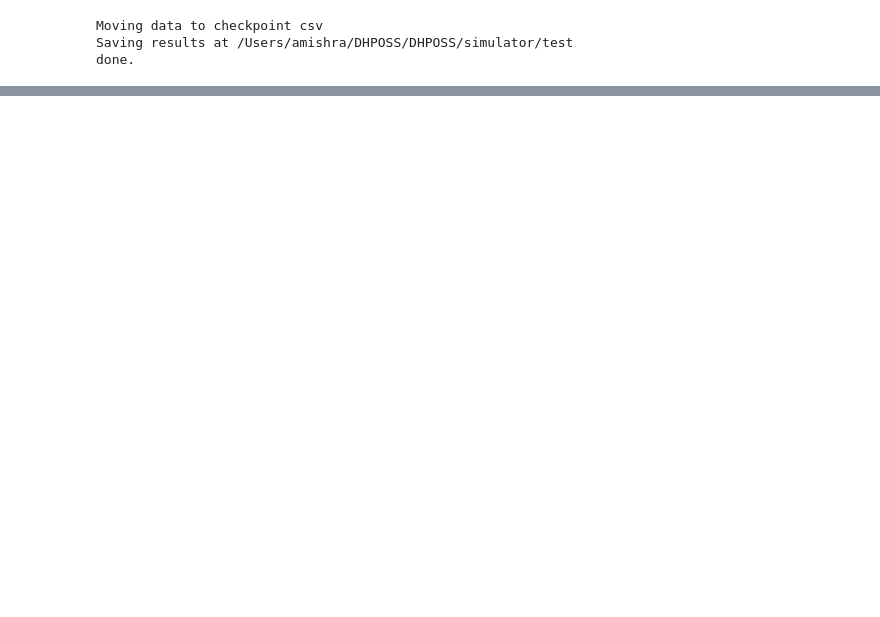
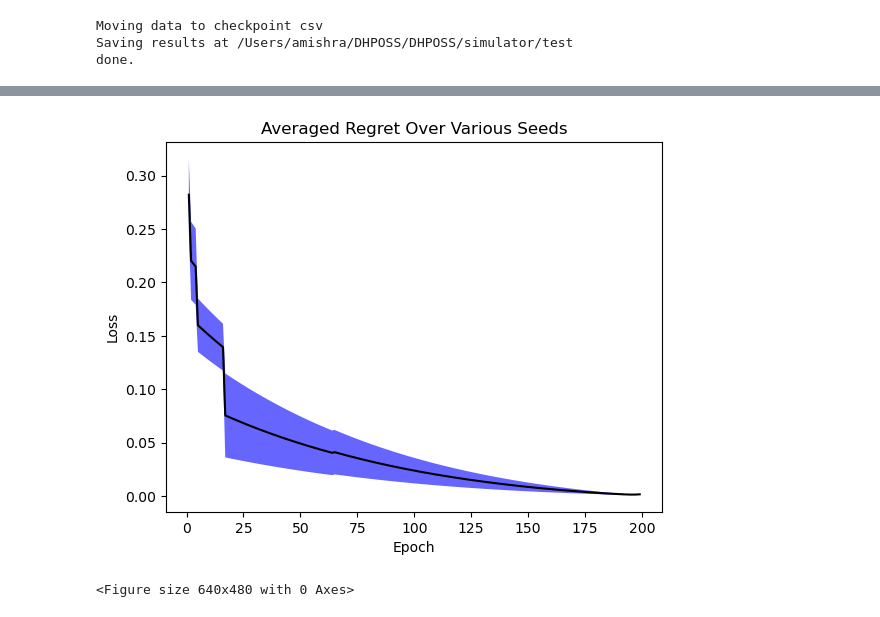
Before and after one commit to aakamishra/phoss, a Jupyter notebook: simulator/viz.ipynb, the cells around one changed output, grey strips where cells are left out. Drawn from its saved outputs; the diff is of its cells as text; code cells hidden in the pictures; blank space fills up the shorter version.

```diff
--- a/simulator/viz.ipynb
+++ b/simulator/viz.ipynb
@@ -32,0 +75,24 @@ done.
+# %%
+seeds = [121, 124, 182, 265, 282]
+check_dicts = []
+viz_list = []
+for seed in seeds:
+    checkpoint_dict = RayRunnerAPI.call_simulator(
+                'ASHA',
+                num_samples=100,
+                max_num_epochs=200,
+                gpus_per_trial=0,
+                cpus_per_trial=1,
+                num_actors=8,
+                seed=seed,
+                verbose=1,
+                save_dir="test")
+    check_dicts.append(checkpoint_dict)
+
+    viz = ExperimentVisualizer(checkpoint_dict=checkpoint_dict)
+    viz_list.append(viz)
+    viz.plot_loss_curves(f"{viz.simulation_name}-loss-curve.png")
+    viz.get_heatmap(f"{viz.simulation_name}-heatmap.png")
+    viz.calculate_regret()
+    viz.plot_average_regret(f"{viz.simulation_name}-average-regret.png")
+    viz.plot_cumulative_regret(f"{viz.simulation_name}-cumulative-regret.png")
@@ -32,0 +114,21 @@ done.
+# %%
+import numpy as np
+%matplotlib inline
+import matplotlib.pyplot as plt
+
+cumulative_avg = np.vstack([viz.average_regret for viz in viz_list])
+x = list(range(1, 200))
+y = np.mean(cumulative_avg, axis=0)
+error = np.std(cumulative_avg, axis=0)
+plt.plot(x, y, 'k')
+plt.fill_between(x, y-error, y+error,
+    alpha=0.6, facecolor='blue',
+    linewidth=0)
+plt.title("Averaged Regret Over Various Seeds")
+plt.xlabel("Epoch")
+plt.ylabel("Loss")
+plt.show()
+plt.savefig("og_avg_regret.png")
+# %% [output]
+[figure, added]
+<Figure size 640x480 with 0 Axes>
```
Also changed, not shown: parts of 5 cells of this notebook.
